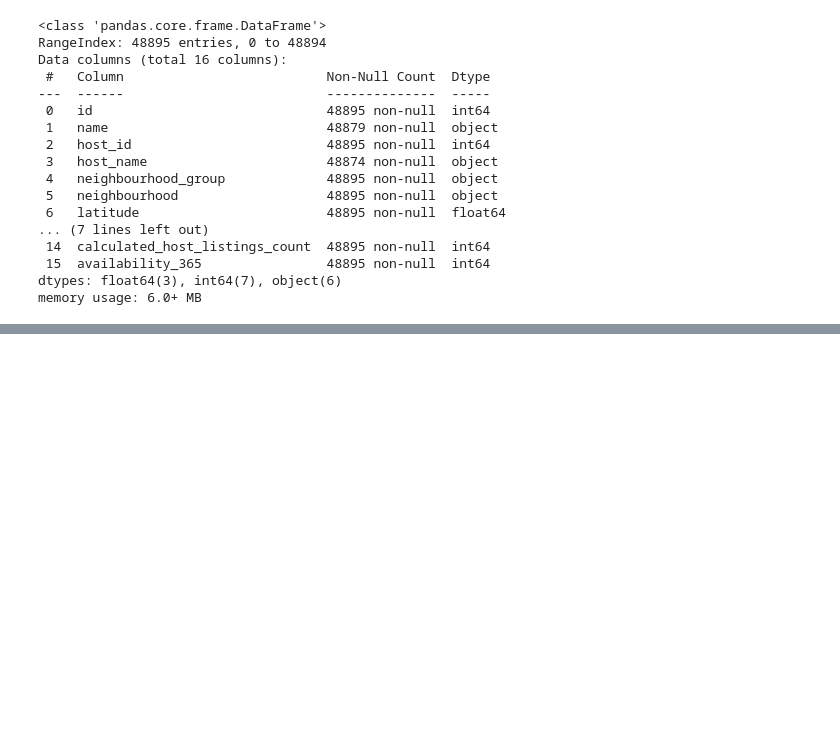
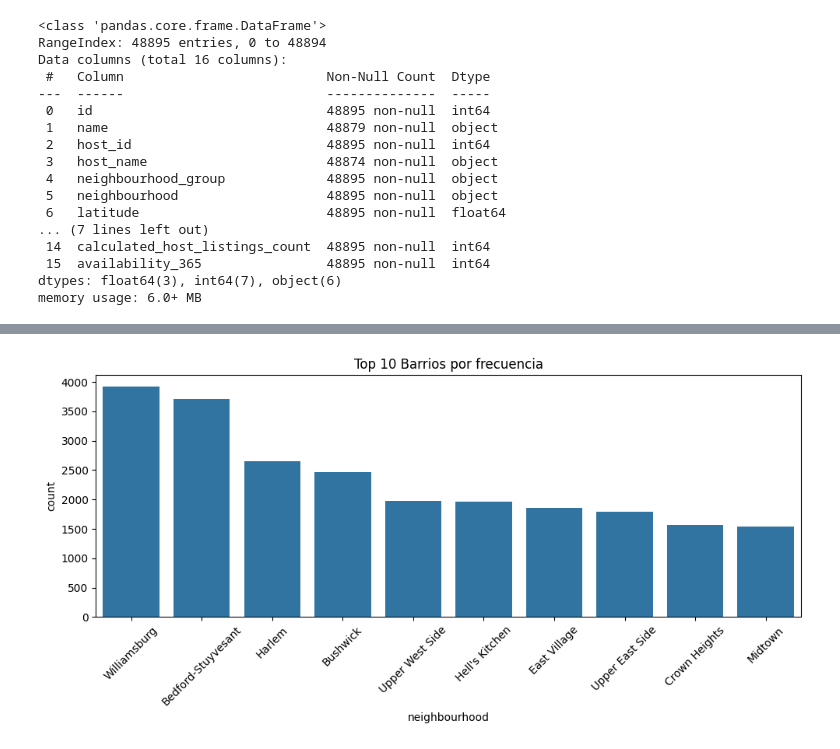
Before and after one commit to 4GeeksAcademy/0204machine-learning-python-template, a Jupyter notebook: src/explore.ipynb, the cells around one changed output, grey strips where cells are left out. Cells and saved outputs as stored; diff of their text form; code cells hidden in the pictures; blank space fills up the shorter version.

```diff
--- a/src/explore.ipynb
+++ b/src/explore.ipynb
@@ -45,0 +120,12 @@ dt.to_csv("../data/raw/total_data.csv", index = False)
+# %%
+top_bairros = dt['neighbourhood'].value_counts().nlargest(10).index
+filtered_data = dt[dt['neighbourhood'].isin(top_bairros)]
+
+plt.figure(figsize=(10, 5))
+sns.countplot(data=filtered_data, x="neighbourhood", order=top_bairros)
+plt.xticks(rotation=45)
+plt.title("Top 10 Barrios por frecuencia")
+plt.tight_layout()
+plt.show()
+# %% [output]
+[figure, added]
```
Also changed, not shown: parts of 9 cells of this notebook.
